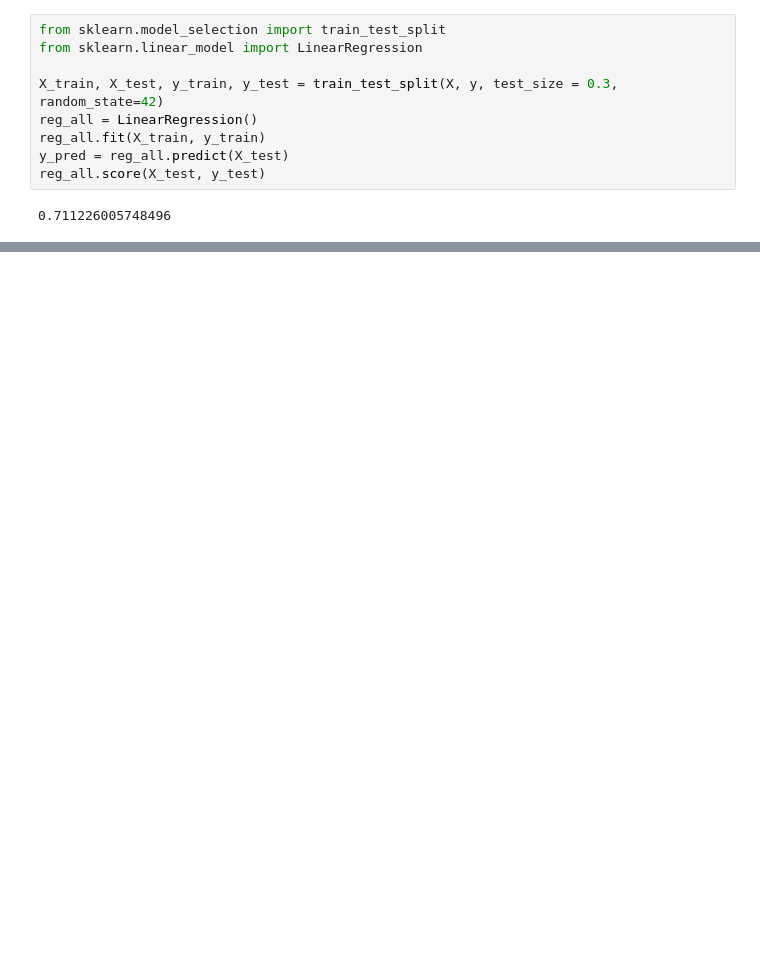
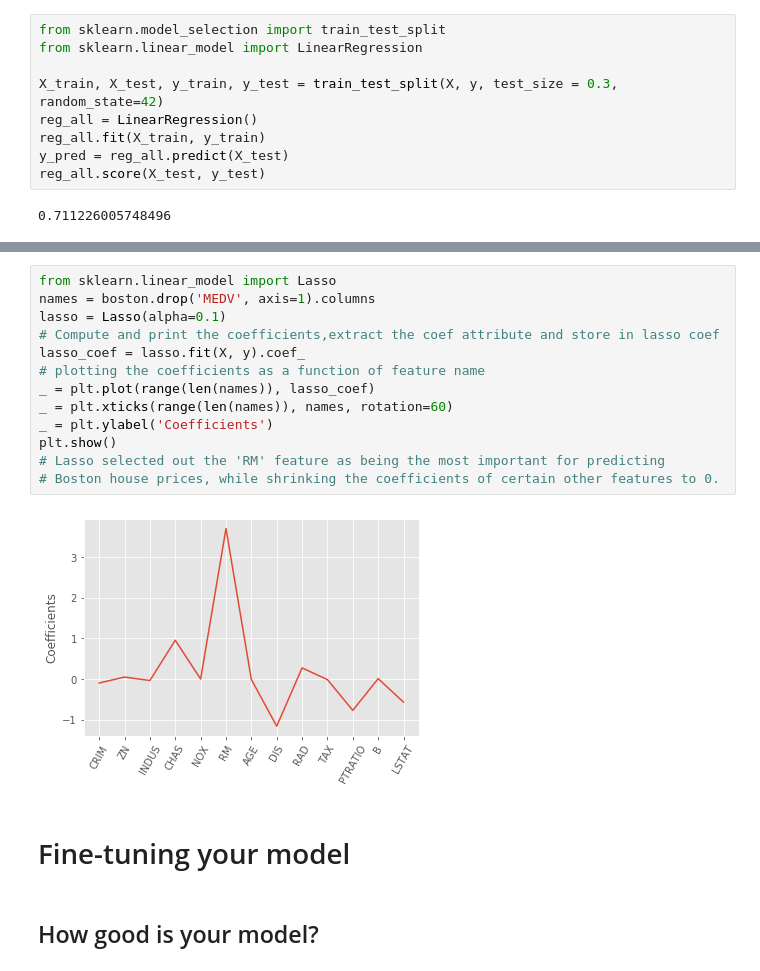
Before and after one commit to Yuleii/programming-notebook, a Jupyter notebook: supervised_learning_with_scikit_learn.ipynb, the cells around one changed output, grey strips where cells are left out. Saved outputs shown, nothing was run; the diff lists cells and outputs as text; blank space fills up the shorter version.

```diff
--- a/supervised_learning_with_scikit_learn.ipynb
+++ b/supervised_learning_with_scikit_learn.ipynb
@@ -441,0 +525,19 @@ reg_all.score(X_test, y_test)
+# %%
+from sklearn.linear_model import Lasso
+names = boston.drop('MEDV', axis=1).columns
+lasso = Lasso(alpha=0.1)
+# Compute and print the coefficients,extract the coef attribute and store in lasso coef
+lasso_coef = lasso.fit(X, y).coef_
+# plotting the coefficients as a function of feature name
+_ = plt.plot(range(len(names)), lasso_coef)
+_ = plt.xticks(range(len(names)), names, rotation=60)
+_ = plt.ylabel('Coefficients')
+plt.show()
+# Lasso selected out the 'RM' feature as being the most important for predicting
+# Boston house prices, while shrinking the coefficients of certain other features to 0.
+# %% [output]
+[figure, added]
+# %% [markdown]
+# Fine-tuning your model
+# %% [markdown]
+## How good is your model?
```
Also changed, not shown: parts of 18 cells of this notebook.
